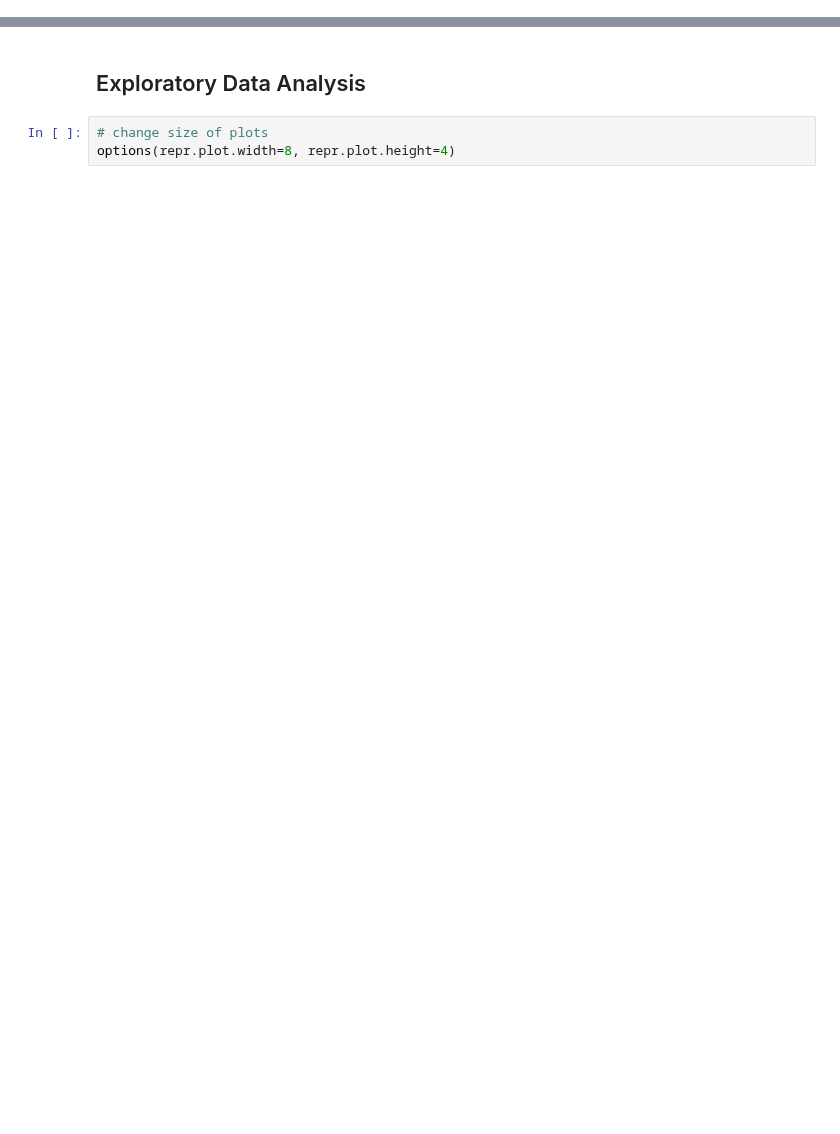
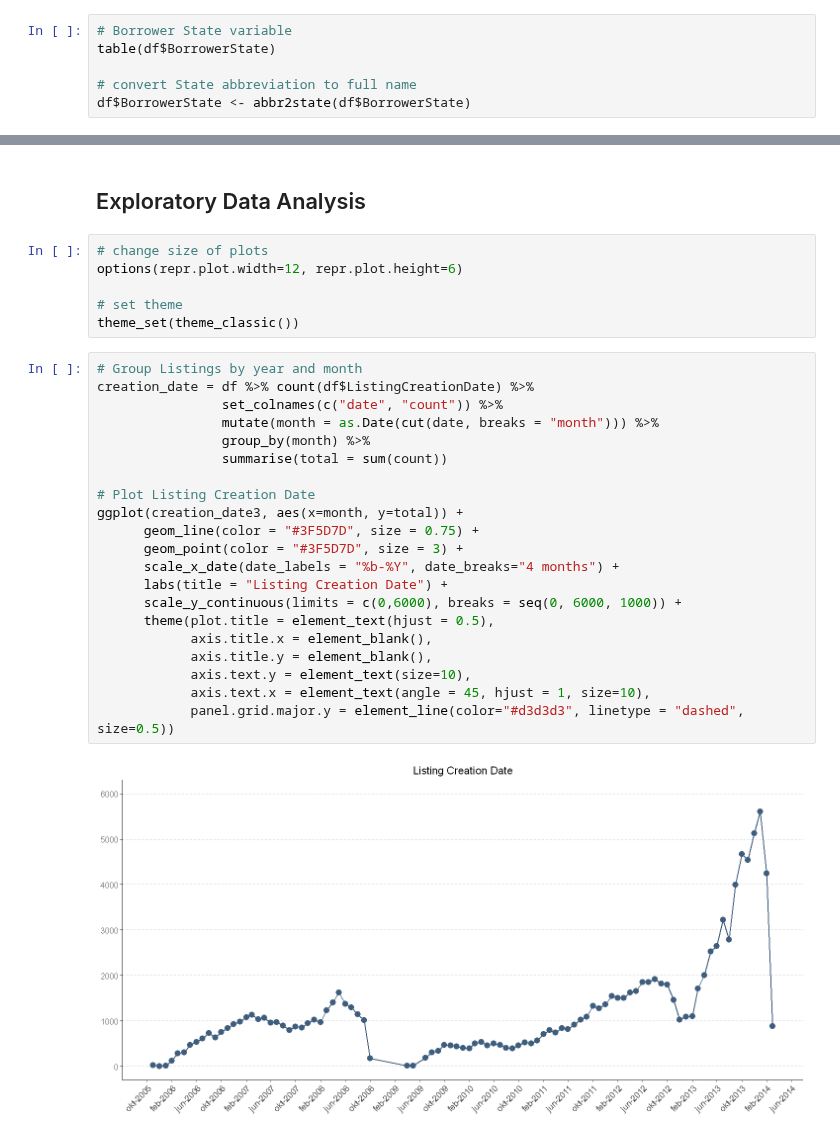
Before and after one commit to BarbaraStempien/DA--Loan-Data-from-Prosper, a Jupyter notebook: analysis.ipynb, the cells around one changed output, grey strips where cells are left out. Cells and saved outputs as stored; diff of their text form; blank space fills up the shorter version.

Commit message:
feat: Add  exploratory plots

```diff
--- a/analysis.ipynb
+++ b/analysis.ipynb
@@ -177,3 +208,9 @@ df <- df[c(1:5,36,6:35)]
 16965 58308  7433  7189  2395   756  2572 10494   199    85    91   217    59
    13    14    15    16    17    18    19    20
  1996   876  1522   304    52   885   768   771
+# %%
+# Borrower State variable
+table(df$BorrowerState)
+
+# convert State abbreviation to full name
+df$BorrowerState <- abbr2state(df$BorrowerState)
@@ -222,4 +268,30 @@ head(df)
 ## Exploratory Data Analysis
 # %%
 # change size of plots
-options(repr.plot.width=8, repr.plot.height=4)
+options(repr.plot.width=12, repr.plot.height=6)
+
+# set theme
+theme_set(theme_classic())
+# %%
+# Group Listings by year and month
+creation_date = df %>% count(df$ListingCreationDate) %>%
+                set_colnames(c("date", "count")) %>%
+                mutate(month = as.Date(cut(date, breaks = "month"))) %>%
+                group_by(month) %>%
+                summarise(total = sum(count))
+
+# Plot Listing Creation Date
+ggplot(creation_date3, aes(x=month, y=total)) +
+      geom_line(color = "#3F5D7D", size = 0.75) +
+      geom_point(color = "#3F5D7D", size = 3) +
+      scale_x_date(date_labels = "%b-%Y", date_breaks="4 months") +
+      labs(title = "Listing Creation Date") +
+      scale_y_continuous(limits = c(0,6000), breaks = seq(0, 6000, 1000)) +
+      theme(plot.title = element_text(hjust = 0.5),
+            axis.title.x = element_blank(),
+            axis.title.y = element_blank(),
+            axis.text.y = element_text(size=10),
+            axis.text.x = element_text(angle = 45, hjust = 1, size=10),
+            panel.grid.major.y = element_line(color="#d3d3d3", linetype = "dashed", size=0.5))
+# %% [output]
+[figure, added]
```
Also changed, not shown: parts of 9 cells of this notebook.
